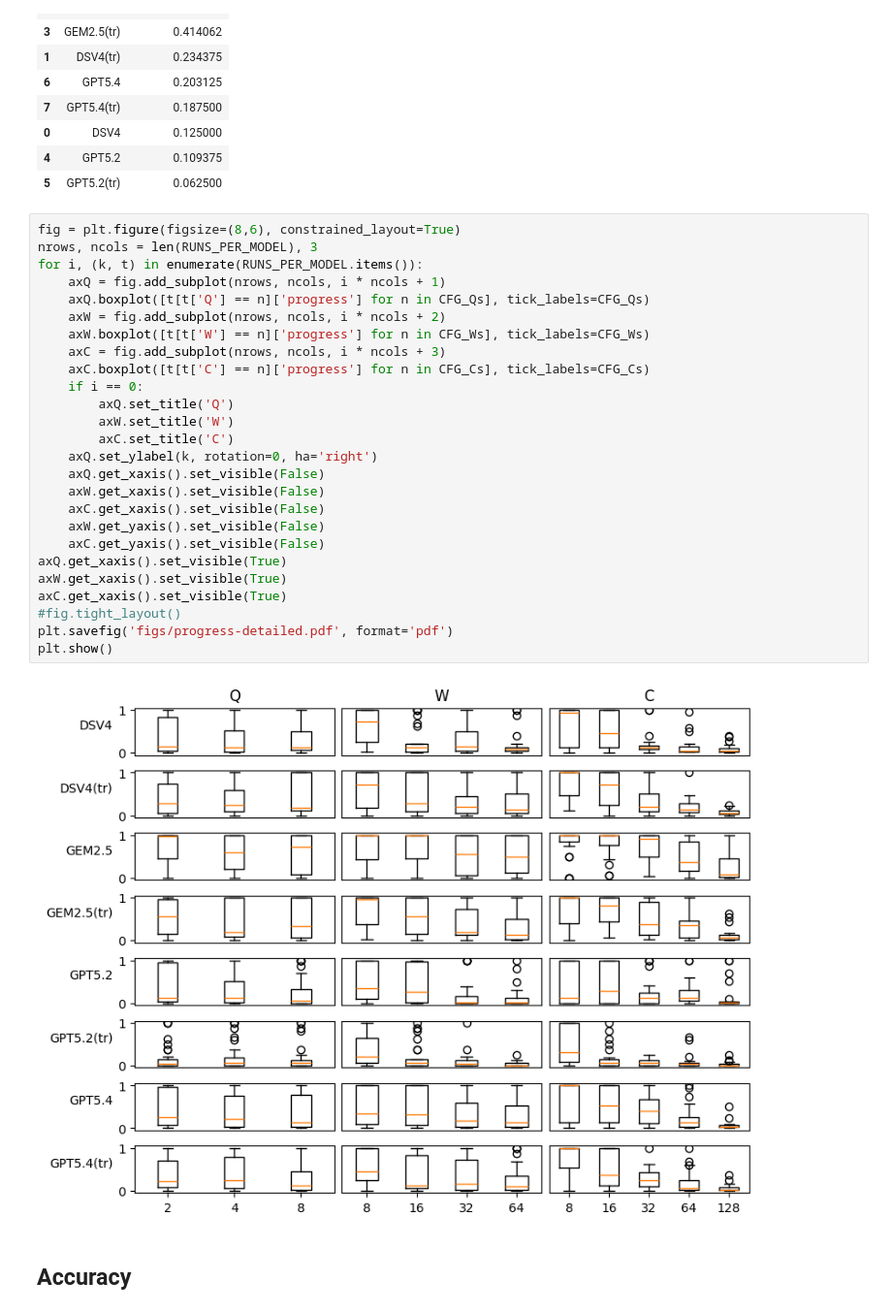
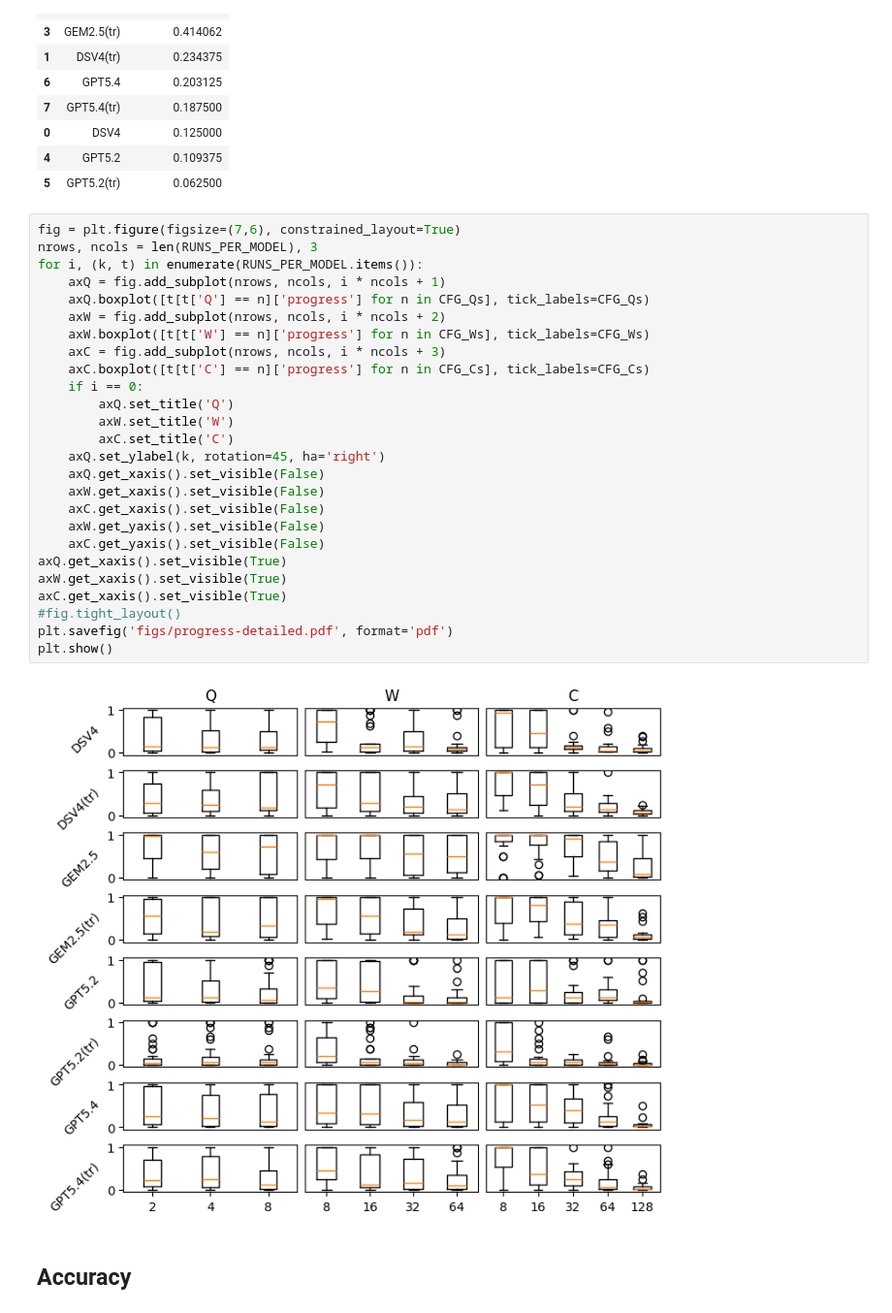
Before and after one commit to PUC-Behring-Institute-for-AI/umllm, a Jupyter notebook: evaluations/plot.ipynb, the cells around one changed output. Shown at 97% size. Drawn from its saved outputs; the diff is of its cells as text.

```diff
--- a/evaluations/plot.ipynb
+++ b/evaluations/plot.ipynb
@@ -233,33 +230,33 @@ pandas.DataFrame({'model': k, 'median progress': v['progress'].median()} for k,
 | 4 | GPT5.2 | 0.109375 |
 | 5 | GPT5.2(tr) | 0.062500 |
 # %%
-fig = plt.figure(figsize=(8,6), constrained_layout=True)
+fig = plt.figure(figsize=(7,6), constrained_layout=True)
 nrows, ncols = len(RUNS_PER_MODEL), 3
 for i, (k, t) in enumerate(RUNS_PER_MODEL.items()):
     axQ = fig.add_subplot(nrows, ncols, i * ncols + 1)
     axQ.boxplot([t[t['Q'] == n]['progress'] for n in CFG_Qs], tick_labels=CFG_Qs)
     axW = fig.add_subplot(nrows, ncols, i * ncols + 2)
     axW.boxplot([t[t['W'] == n]['progress'] for n in CFG_Ws], tick_labels=CFG_Ws)
     axC = fig.add_subplot(nrows, ncols, i * ncols + 3)
     axC.boxplot([t[t['C'] == n]['progress'] for n in CFG_Cs], tick_labels=CFG_Cs)
     if i == 0:
         axQ.set_title('Q')
         axW.set_title('W')
         axC.set_title('C')
-    axQ.set_ylabel(k, rotation=0, ha='right')
+    axQ.set_ylabel(k, rotation=45, ha='right')
     axQ.get_xaxis().set_visible(False)
     axW.get_xaxis().set_visible(False)
     axC.get_xaxis().set_visible(False)
     axW.get_yaxis().set_visible(False)
     axC.get_yaxis().set_visible(False)
 axQ.get_xaxis().set_visible(True)
 axW.get_xaxis().set_visible(True)
 axC.get_xaxis().set_visible(True)
 #fig.tight_layout()
 plt.savefig('figs/progress-detailed.pdf', format='pdf')
 plt.show()
 # %% [output]
-[figure, old version]
+[figure, new version]
 # %% [markdown]
 ## Accuracy
 # %%
```
Also changed, not shown: parts of 2 cells of this notebook, 3 other files.
